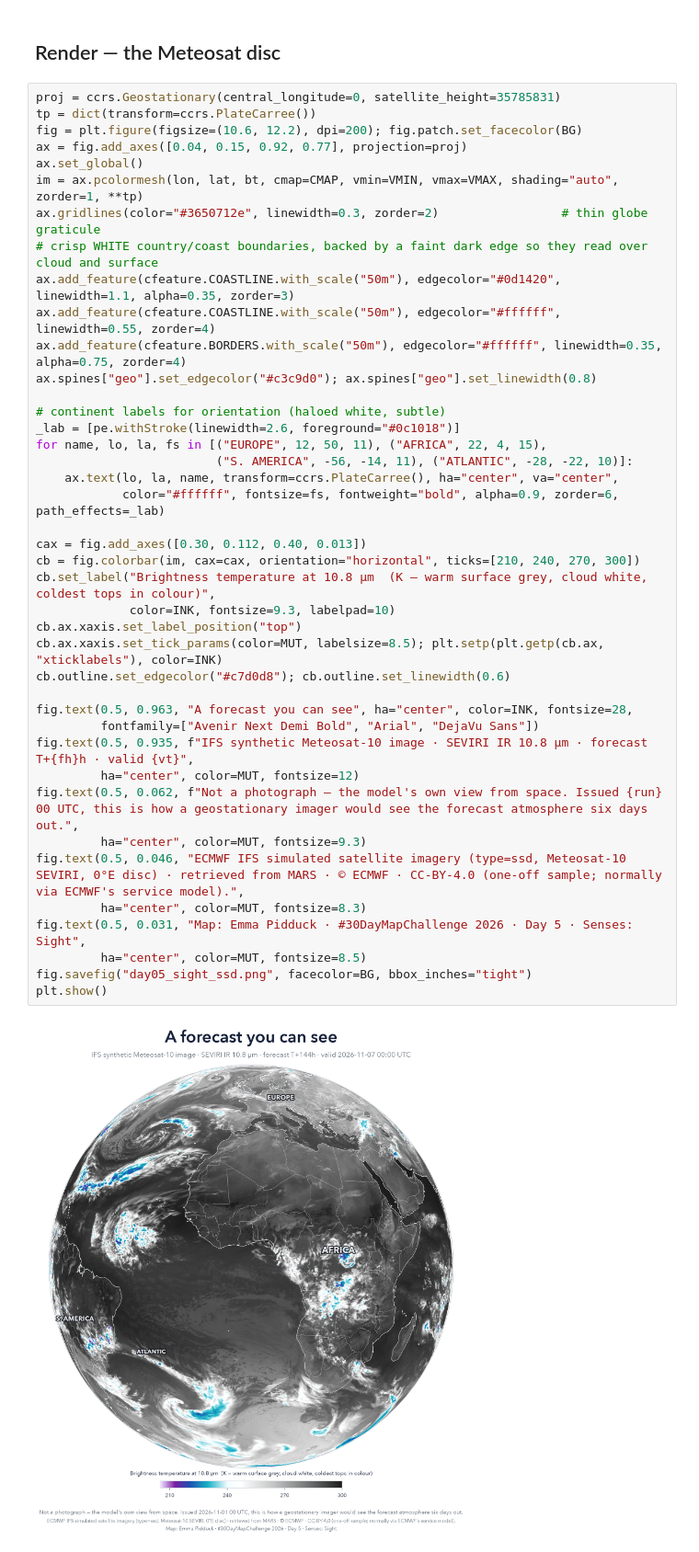
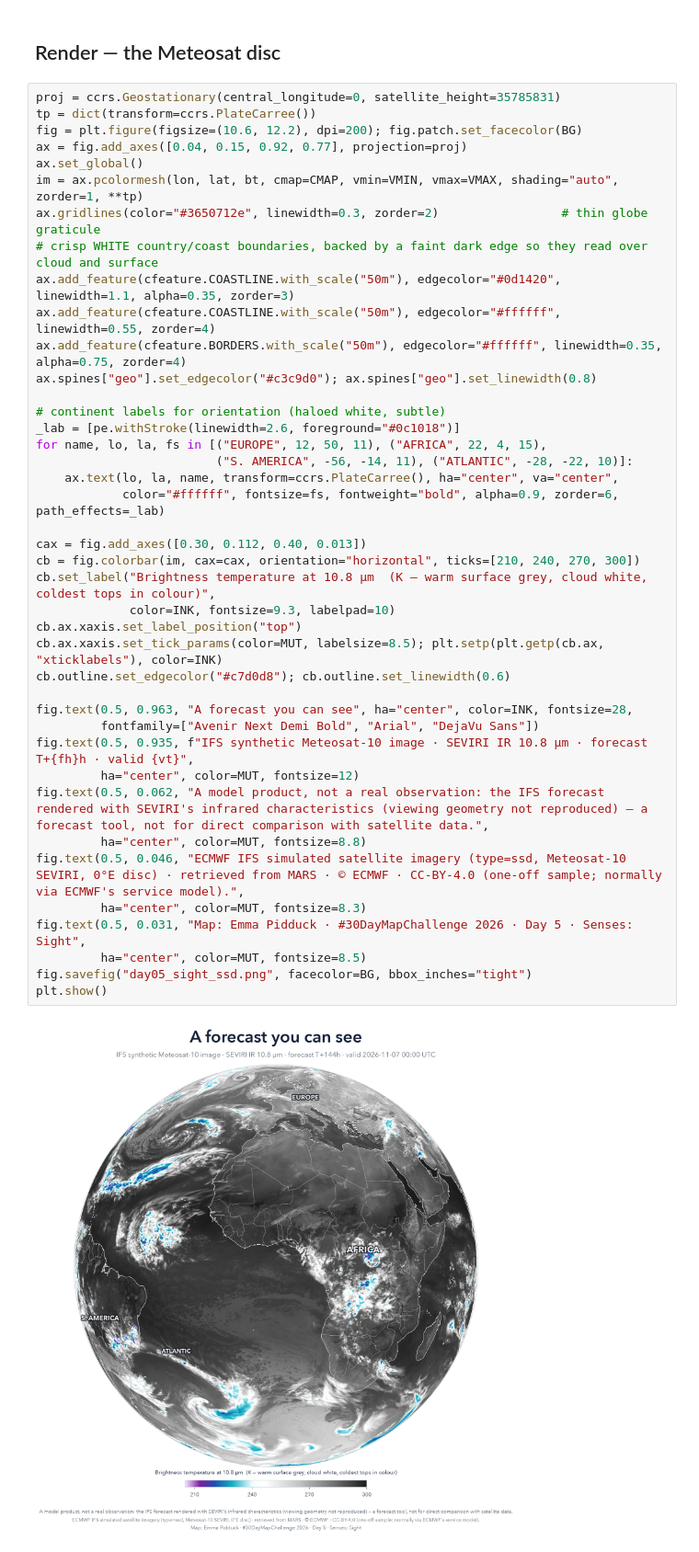
Before and after one commit to mattphysics/30dmc2026, a Jupyter notebook: day05_sight_ssd.ipynb, the cells around one changed output. Shown at 92% size. Cells and saved outputs as stored; diff of their text form.

```diff
--- a/day05_sight_ssd.ipynb
+++ b/day05_sight_ssd.ipynb
@@ -164,36 +170,36 @@ ax.add_feature(cfeature.COASTLINE.with_scale("50m"), edgecolor="#0d1420", linewi
 ax.add_feature(cfeature.COASTLINE.with_scale("50m"), edgecolor="#ffffff", linewidth=0.55, zorder=4)
 ax.add_feature(cfeature.BORDERS.with_scale("50m"), edgecolor="#ffffff", linewidth=0.35, alpha=0.75, zorder=4)
 ax.spines["geo"].set_edgecolor("#c3c9d0"); ax.spines["geo"].set_linewidth(0.8)
 
 # continent labels for orientation (haloed white, subtle)
 _lab = [pe.withStroke(linewidth=2.6, foreground="#0c1018")]
 for name, lo, la, fs in [("EUROPE", 12, 50, 11), ("AFRICA", 22, 4, 15),
                          ("S. AMERICA", -56, -14, 11), ("ATLANTIC", -28, -22, 10)]:
     ax.text(lo, la, name, transform=ccrs.PlateCarree(), ha="center", va="center",
             color="#ffffff", fontsize=fs, fontweight="bold", alpha=0.9, zorder=6, path_effects=_lab)
 
 cax = fig.add_axes([0.30, 0.112, 0.40, 0.013])
 cb = fig.colorbar(im, cax=cax, orientation="horizontal", ticks=[210, 240, 270, 300])
 cb.set_label("Brightness temperature at 10.8 µm  (K — warm surface grey, cloud white, coldest tops in colour)",
              color=INK, fontsize=9.3, labelpad=10)
 cb.ax.xaxis.set_label_position("top")
 cb.ax.xaxis.set_tick_params(color=MUT, labelsize=8.5); plt.setp(plt.getp(cb.ax, "xticklabels"), color=INK)
 cb.outline.set_edgecolor("#c7d0d8"); cb.outline.set_linewidth(0.6)
 
 fig.text(0.5, 0.963, "A forecast you can see", ha="center", color=INK, fontsize=28,
          fontfamily=["Avenir Next Demi Bold", "Arial", "DejaVu Sans"])
 fig.text(0.5, 0.935, f"IFS synthetic Meteosat-10 image · SEVIRI IR 10.8 µm · forecast T+{fh}h · valid {vt}",
          ha="center", color=MUT, fontsize=12)
-fig.text(0.5, 0.062, f"Not a photograph — the model's own view from space. Issued {run} 00 UTC, this is how a geostationary imager would see the forecast atmosphere six days out.",
-         ha="center", color=MUT, fontsize=9.3)
+fig.text(0.5, 0.062, "A model product, not a real observation: the IFS forecast rendered with SEVIRI's infrared characteristics (viewing geometry not reproduced) — a forecast tool, not for direct comparison with satellite data.",
+         ha="center", color=MUT, fontsize=8.8)
 fig.text(0.5, 0.046, "ECMWF IFS simulated satellite imagery (type=ssd, Meteosat-10 SEVIRI, 0°E disc) · retrieved from MARS · © ECMWF · CC-BY-4.0 (one-off sample; normally via ECMWF's service model).",
          ha="center", color=MUT, fontsize=8.3)
 fig.text(0.5, 0.031, "Map: Emma Pidduck · #30DayMapChallenge 2026 · Day 5 · Senses: Sight",
          ha="center", color=MUT, fontsize=8.5)
 fig.savefig("day05_sight_ssd.png", facecolor=BG, bbox_inches="tight")
 plt.show()
 # %% [output]
-[figure, old version]
+[figure, new version]
 # %% [markdown]
 ## Bonus — rolling through the forecast
 
```
Also changed, not shown: parts of 3 cells of this notebook, 3 other files.
